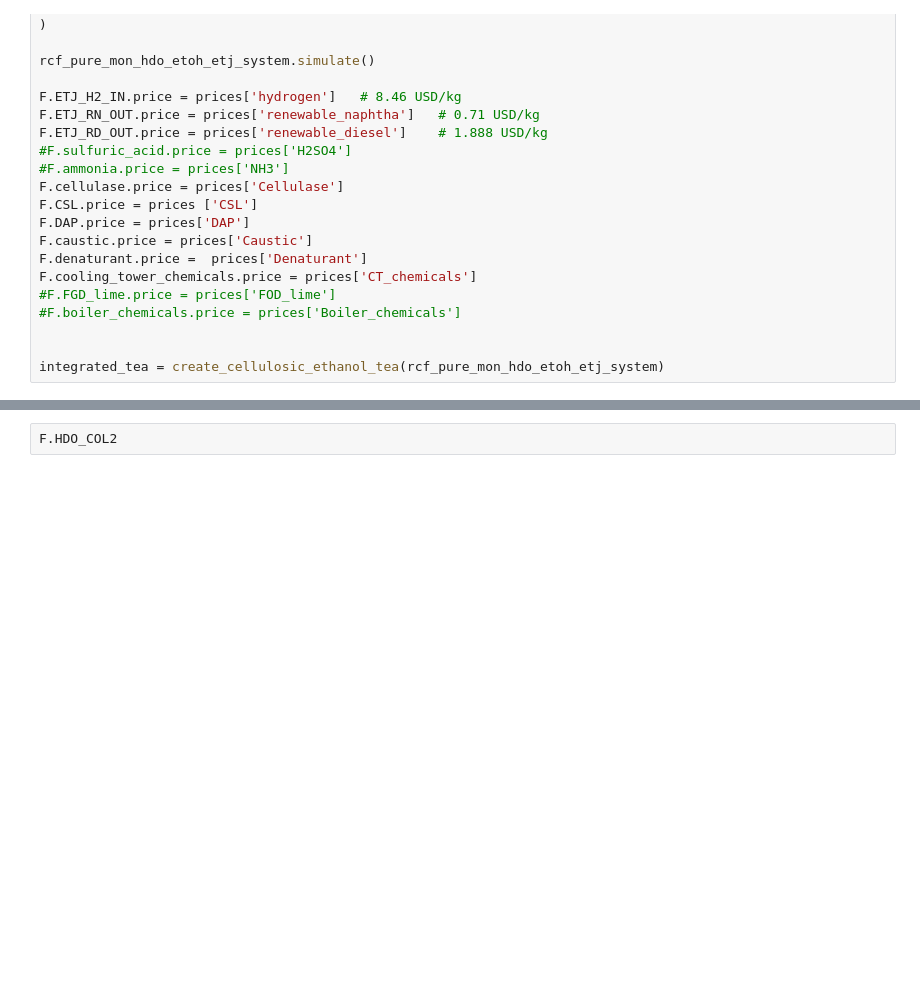
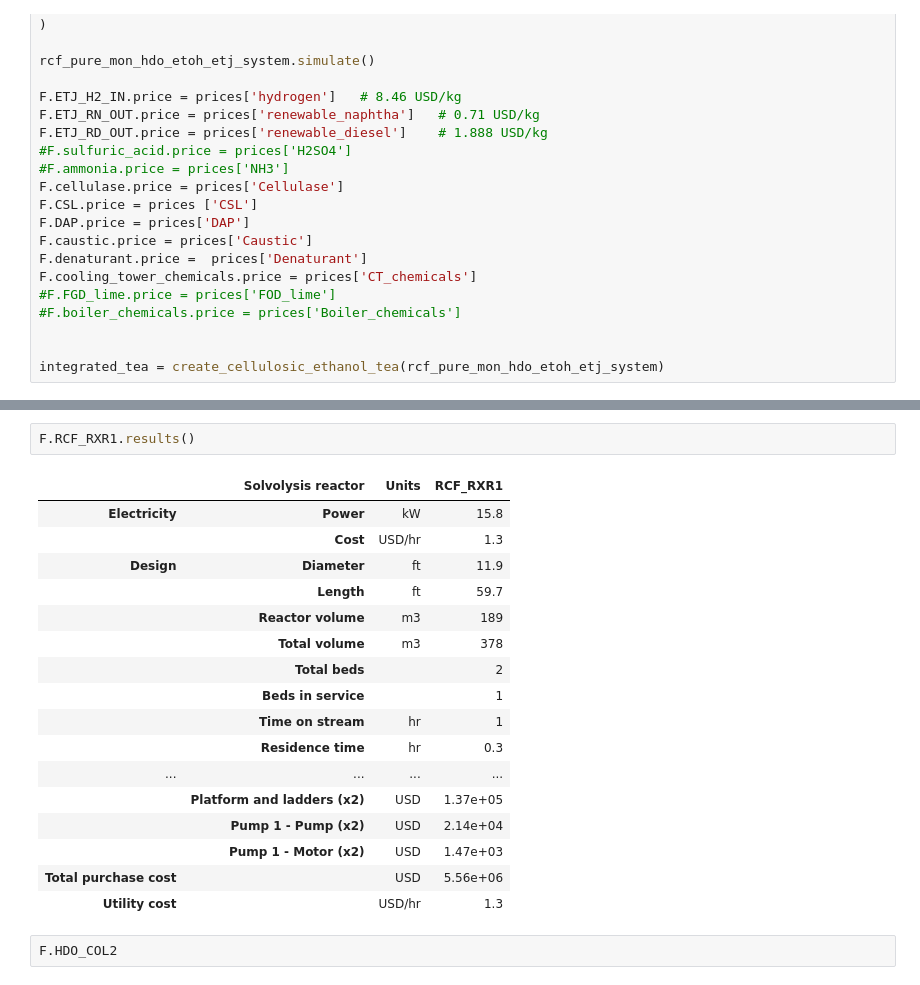
Before and after one commit to H-Wadgama/belt, a Jupyter notebook: lignin_saf/zimbabwe_capex.ipynb, the cells around one changed output, grey strips where cells are left out. Saved outputs shown, nothing was run; the diff lists cells and outputs as text; blank space fills up the shorter version.

```diff
--- a/lignin_saf/zimbabwe_capex.ipynb
+++ b/lignin_saf/zimbabwe_capex.ipynb
@@ -145,3 +145,23 @@ The MSP for SAF blend is  17.13 USD/gal
+# %%
+F.RCF_RXR1.results()
+# %% [output]
+|  | Solvolysis reactor | Units | RCF_RXR1 |
+| Electricity | Power | kW | 15.8 |
+|  | Cost | USD/hr | 1.3 |
+| Design | Diameter | ft | 11.9 |
+|  | Length | ft | 59.7 |
+|  | Reactor volume | m3 | 189 |
+|  | Total volume | m3 | 378 |
+|  | Total beds |  | 2 |
+|  | Beds in service |  | 1 |
+|  | Time on stream | hr | 1 |
+|  | Residence time | hr | 0.3 |
+| ... | ... | ... | ... |
+|  | Platform and ladders (x2) | USD | 1.37e+05 |
+|  | Pump 1 - Pump (x2) | USD | 2.14e+04 |
+|  | Pump 1 - Motor (x2) | USD | 1.47e+03 |
+| Total purchase cost |  | USD | 5.56e+06 |
+| Utility cost |  | USD/hr | 1.3 |
 # %%
 F.HDO_COL2
 # %% [output]
```
Also changed, not shown: parts of 10 cells of this notebook, 5 other files.
